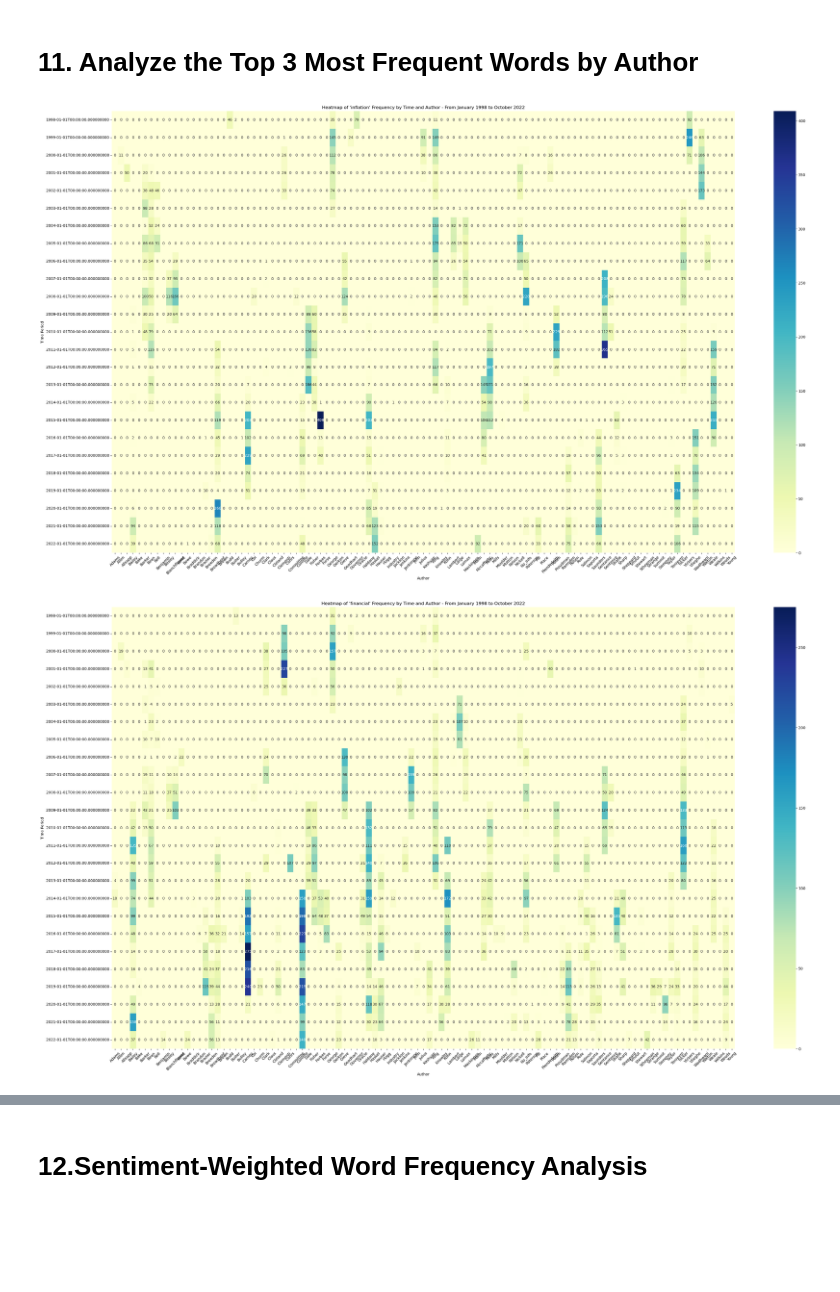
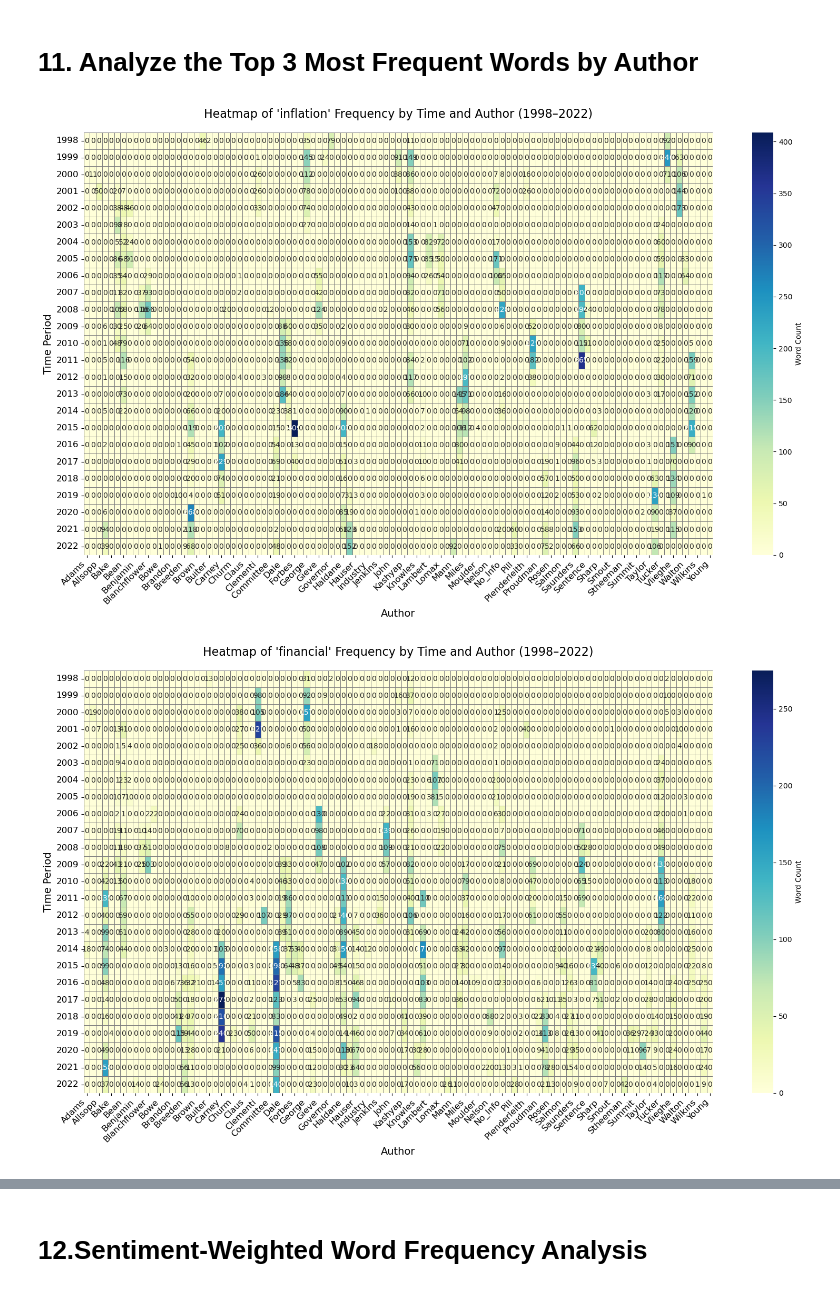
Before and after one commit to gamzebb/group-project, a Jupyter notebook: Speech Analysis - Positive, Negative, Top words (1998-22)-Aoife.ipynb, the cells around one changed output, grey strips where cells are left out. Saved outputs shown, nothing was run; the diff lists cells and outputs as text; code cells hidden in the pictures; blank space fills up the shorter version.

Commit message:
update graphs

```diff
--- a/Speech Analysis - Positive, Negative, Top words (1998-22)-Aoife.ipynb
+++ b/Speech Analysis - Positive, Negative, Top words (1998-22)-Aoife.ipynb
@@ -16,7 +16,7 @@ from collections import Counter         # For counting word frequencies
 from sklearn.feature_extraction.text import CountVectorizer  # For converting text to a matrix of token counts
 
 # Load the dataset from a CSV file into a DataFrame
-df = pd.read_csv("df_uk_for_top_speeches.csv")
+df = pd.read_csv("https://raw.githubusercontent.com/gamzebb/group-project/refs/heads/main/df_uk_for_top_speeches.csv")
 
 # Display the first few rows of the dataset to preview the data
 df.head()
@@ -674,42 +674,50 @@ import seaborn as sns
 
 # Parameters
 N = 3  # number of words to track (top N overall)
-time_col = 'Date'  # your date column
-author_col = 'Author'  # your country column
+time_col = 'Date'  # date column
+author_col = 'Author'  # author column
+#IsGov_col ="IsGov" #IsGove column
 
 df[time_col] = pd.to_datetime(df[time_col])
 df['time_period'] = df[time_col].dt.to_period('Y').dt.to_timestamp()  # yearly grouping
 
-# Group texts by time period and country
+# Group texts by time period and author
 grouped = df.groupby([author_col, 'time_period'])['Text'].apply(lambda texts: ' '.join(texts)).reset_index()
 
 # Vectorize grouped texts
 vectorizer = CountVectorizer(stop_words='english')
 X = vectorizer.fit_transform(grouped['Text'])
 
 # Vocabulary and total counts to find top N words overall
 total_counts = X.toarray().sum(axis=0)
 vocab = vectorizer.get_feature_names_out()
 top_n_indices = total_counts.argsort()[::-1][:N]
 top_n_words = [vocab[i] for i in top_n_indices]
 
 # Build a DataFrame for word counts per (Author, time)
 counts_df = pd.DataFrame(X.toarray(), columns=vocab)
 counts_df[author_col] = grouped[author_col]
 counts_df['time_period'] = grouped['time_period']
 
-# For each top word, pivot the data and plot heatmap
+# Time range for titles
+start_date_formatted = df[time_col].min().strftime('%Y')
+end_date_formatted = df[time_col].max().strftime('%Y')
+
 for word in top_n_words:
     pivot_table = counts_df.pivot(index='time_period', columns=author_col, values=word).fillna(0)
+    pivot_table.index = pivot_table.index.strftime('%Y')  # Clean time labels
 
-    plt.figure(figsize=(32, 18))
-    sns.heatmap(pivot_table, cmap='YlGnBu', annot=True, fmt='g')
-    plt.title(f"Heatmap of '{word}' Frequency by Time and Author - From {start_date_formatted} to {end_date_formatted}")
-    plt.xlabel("Author")
-    plt.ylabel("Time Period")
-    plt.xticks(rotation=45)
+    plt.figure(figsize=(16, 10))
+    sns.heatmap(pivot_table, cmap='YlGnBu', annot=True, fmt='g', cbar_kws={'label': 'Word Count'},
+                linewidths=0.5, linecolor='gray')
+    plt.title(f"Heatmap of '{word}' Frequency by Time and Author ({start_date_formatted}–{end_date_formatted})",
+              fontsize=16, pad=20)
+    plt.xlabel("Author", fontsize=14)
+    plt.ylabel("Time Period", fontsize=14)
+    plt.xticks(rotation=45, ha='right', fontsize=12)
+    plt.yticks(rotation=0, fontsize=12)
     plt.tight_layout()
     plt.show()
 # %% [output]
-[figure, old version]
+[figure, new version]
-[figure, old version]
+[figure, new version]
```
Also changed, not shown: parts of 4 cells of this notebook.
